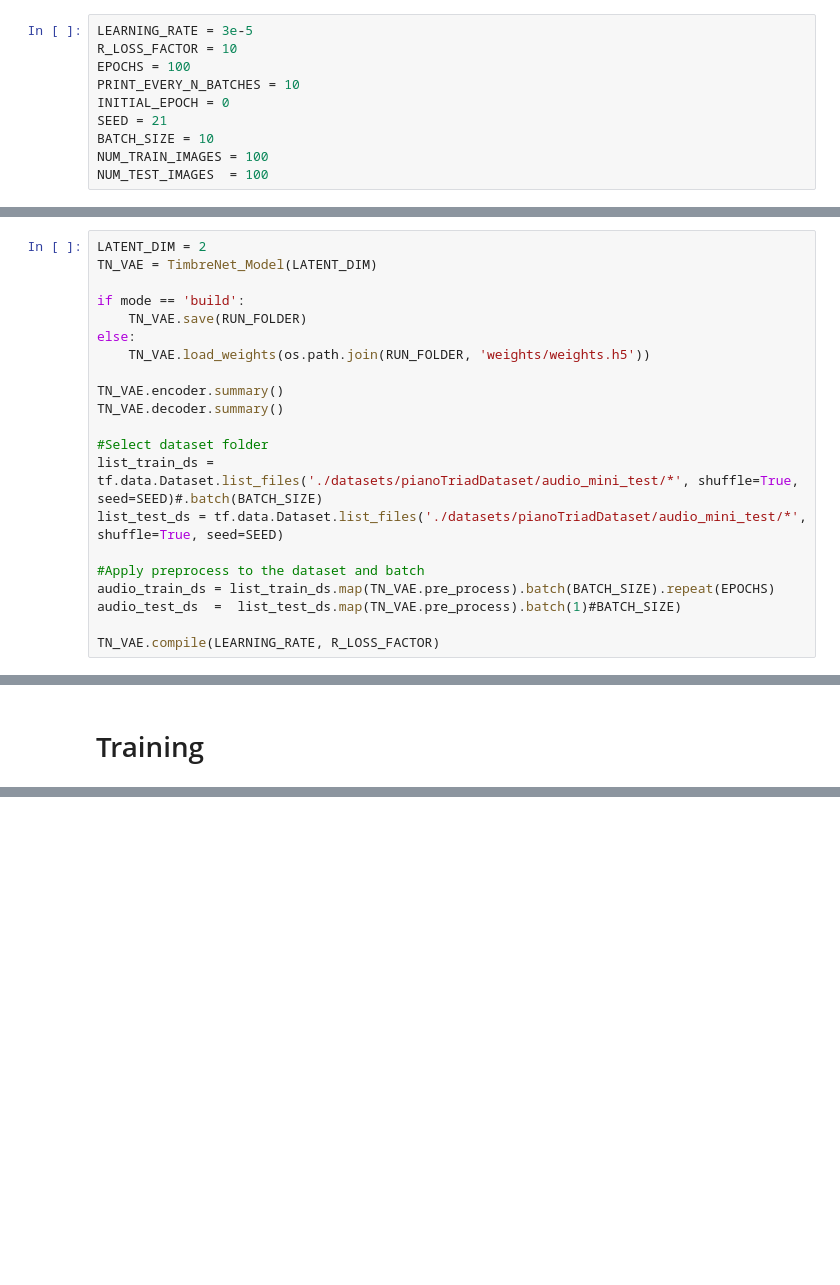
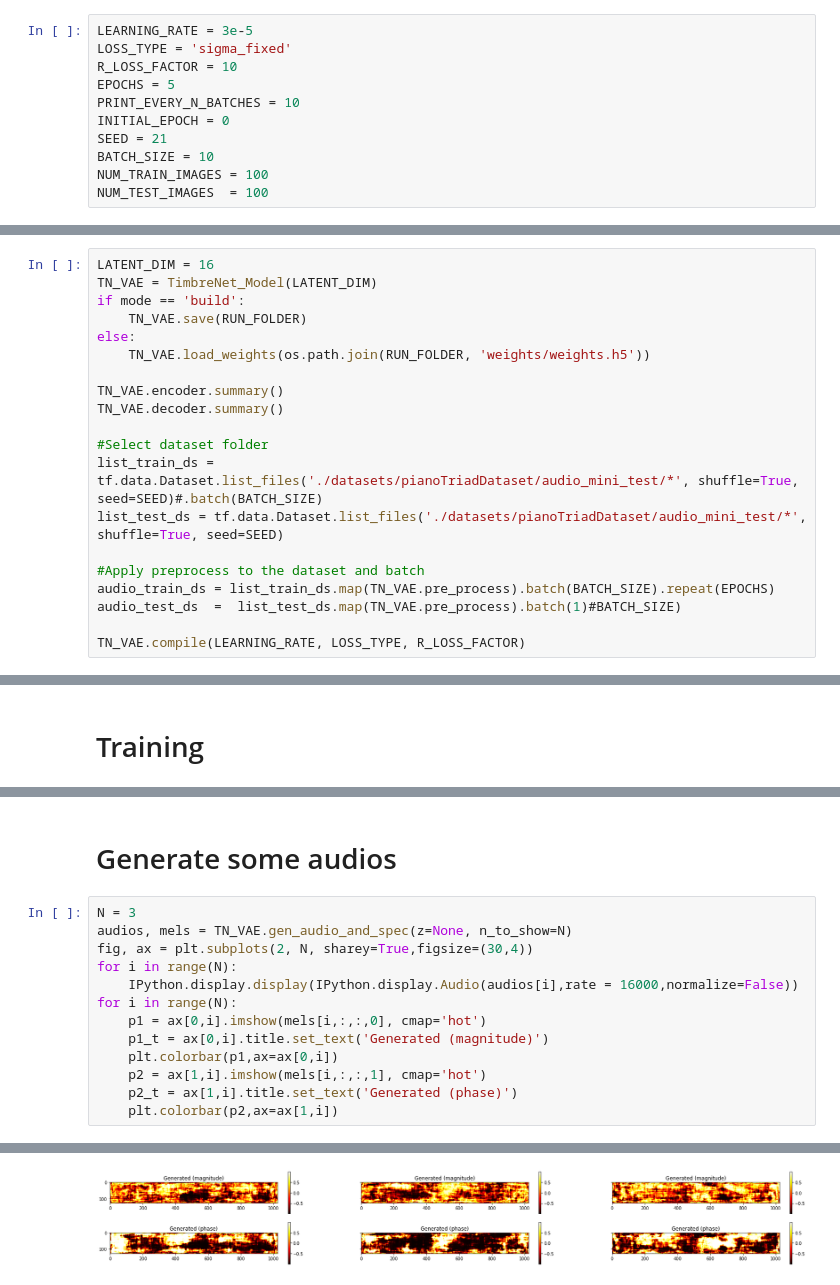
Before and after one commit to CreativAI-UC/TimbreNet, a Jupyter notebook: Tibrenet_train.ipynb, the cells around one changed output, grey strips where cells are left out. Cells and saved outputs as stored; diff of their text form; blank space fills up the shorter version.

```diff
--- a/Tibrenet_train.ipynb
+++ b/Tibrenet_train.ipynb
@@ -32,8 +34,9 @@ mode =  'build'
 # Data
 # %%
 LEARNING_RATE = 3e-5
+LOSS_TYPE = 'sigma_fixed'
 R_LOSS_FACTOR = 10
-EPOCHS = 100
+EPOCHS = 5
 PRINT_EVERY_N_BATCHES = 10
 INITIAL_EPOCH = 0
 SEED = 21
@@ -43,9 +46,8 @@ NUM_TEST_IMAGES  = 100
 # %% [markdown]
 # Architecture
 # %%
-LATENT_DIM = 2
+LATENT_DIM = 16
 TN_VAE = TimbreNet_Model(LATENT_DIM)
-
 if mode == 'build':
     TN_VAE.save(RUN_FOLDER)
 else:
@@ -62,7 +64,7 @@ list_test_ds = tf.data.Dataset.list_files('./datasets/pianoTriadDataset/audio_mi
 audio_train_ds = list_train_ds.map(TN_VAE.pre_process).batch(BATCH_SIZE).repeat(EPOCHS)
 audio_test_ds  =  list_test_ds.map(TN_VAE.pre_process).batch(1)#BATCH_SIZE)
 
-TN_VAE.compile(LEARNING_RATE, R_LOSS_FACTOR)
+TN_VAE.compile(LEARNING_RATE, LOSS_TYPE, R_LOSS_FACTOR)
 # %% [output]
 Model: "model_1"
 __________________________________________________________________________________________________
@@ -107,0 +109,16 @@ Epoch 6/100
+# %% [markdown]
+# Generate some audios
+# %%
+N = 3
+audios, mels = TN_VAE.gen_audio_and_spec(z=None, n_to_show=N)
+fig, ax = plt.subplots(2, N, sharey=True,figsize=(30,4))
+for i in range(N):
+    IPython.display.display(IPython.display.Audio(audios[i],rate = 16000,normalize=False))
+for i in range(N):
+    p1 = ax[0,i].imshow(mels[i,:,:,0], cmap='hot')
+    p1_t = ax[0,i].title.set_text('Generated (magnitude)')
+    plt.colorbar(p1,ax=ax[0,i])
+    p2 = ax[1,i].imshow(mels[i,:,:,1], cmap='hot')
+    p2_t = ax[1,i].title.set_text('Generated (phase)')
+    plt.colorbar(p2,ax=ax[1,i])
+# %% [output]
@@ -107,0 +128 @@ Epoch 6/100
+[figure, added]
```
Also changed, not shown: parts of 5 cells of this notebook, 2 other files.
